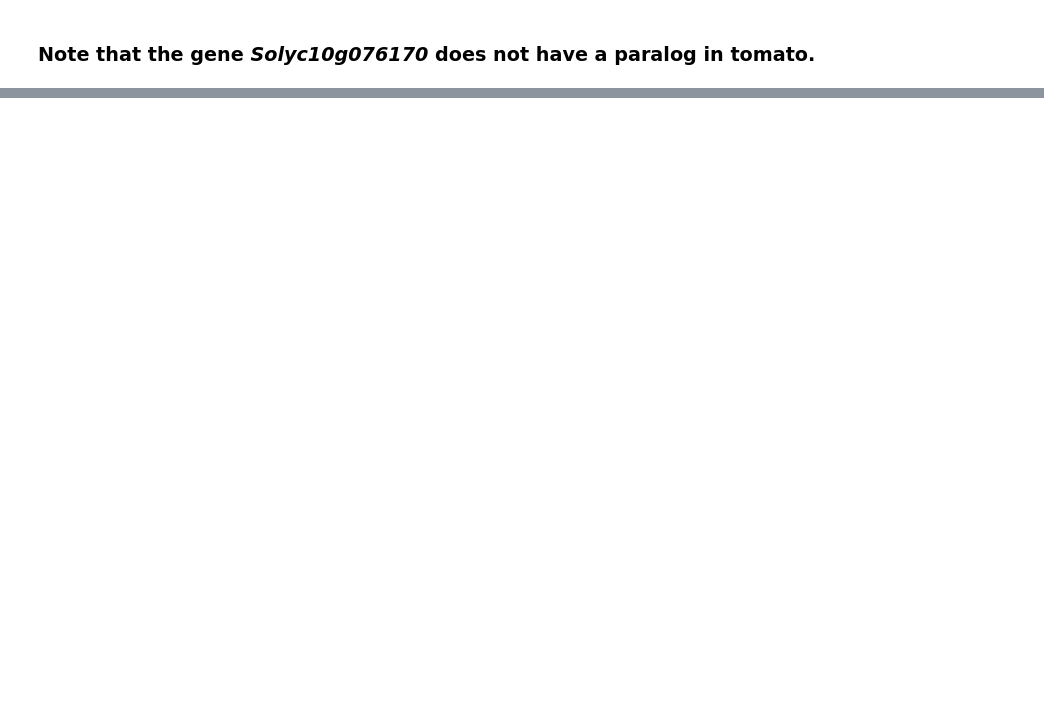
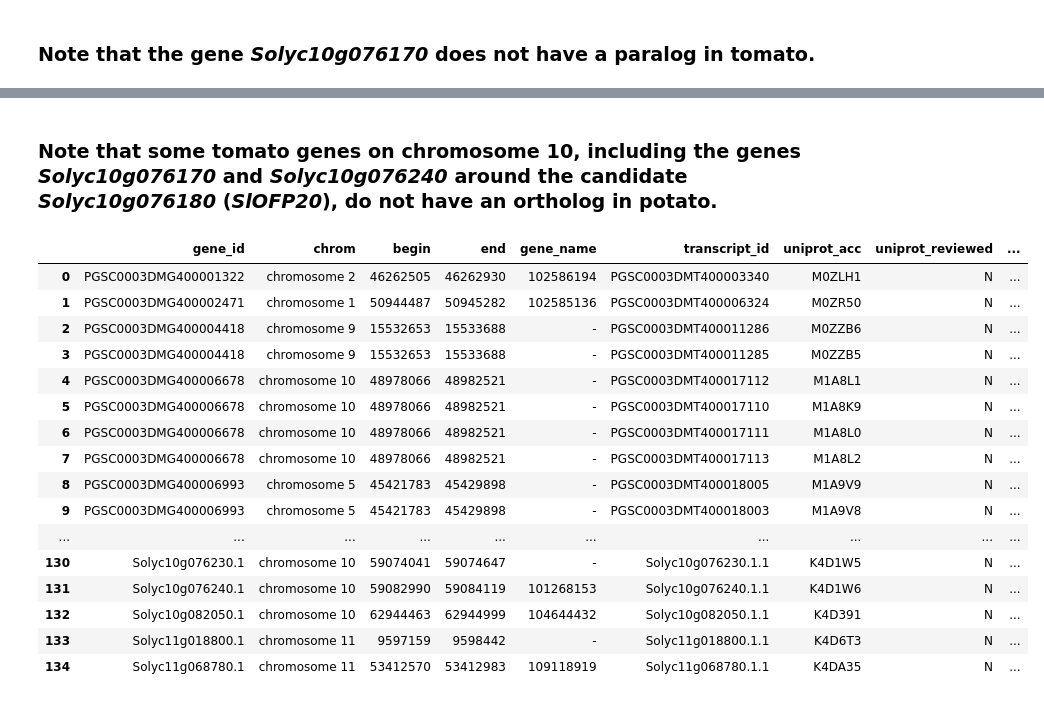
Before and after one commit to candYgene/notebooks, a Jupyter notebook: jupyter/QTL_fruitshape_orthologs.ipynb, the cells around one changed output, grey strips where cells are left out. Drawn from its saved outputs; the diff is of its cells as text; code cells hidden in the pictures; blank space fills up the shorter version.

```diff
--- a/jupyter/QTL_fruitshape_orthologs.ipynb
+++ b/jupyter/QTL_fruitshape_orthologs.ipynb
@@ -421,0 +161,6 @@ display(ortholog_paralog_genesT_for_interval.set_index(index)[["path", "ortholog
+# %%
+# create a new dataframe with all genes in the interval including their paralogs
+genes = paralogs[['para_id', 'para_chrom', 'para_begin', 'para_end']]\
+        .query('para_id.notnull()')\
+        .rename(columns=dict(para_id='gene_id', para_chrom='chrom', para_begin='begin', para_end='end'))
+genes = genes.append(paralogs[['gene_id', 'chrom', 'begin', 'end']]).drop_duplicates()
@@ -421,0 +264,52 @@ display(ortholog_paralog_genesT_for_interval.set_index(index)[["path", "ortholog
+# %% [markdown]
+### Note that some tomato genes on chromosome 10, including the genes _Solyc10g076170_ and _Solyc10g076240_ around the candidate  _Solyc10g076180_ (_SlOFP20_),   do not have an ortholog in potato.
+# %%
+# append potato orthologs to the tomato gene set (dataframe)
+genes = genes.append(orthologs[['ortho_id', 'ortho_chrom', 'ortho_begin', 'ortho_end']]\
+                     .query('ortho_id.notnull()')\
+                     .rename(columns=dict(ortho_id='gene_id', ortho_chrom='chrom', ortho_begin='begin', ortho_end='end')))
+# %%
+# for each gene retrieve annotations from SGN, Ensembl Plants and UniProt/GOA
+rows = []
+for index, g in genes.iterrows():
+    try:
+        with requests.get(base_url + '/getGeneAnnotations',
+                          params={'geneid': "'%s'" % g['gene_id']},
+                          headers=headers) as req:
+            df = pd.read_csv(io.StringIO(req.text))
+            if df.size == 0:
+                rows.append([g['gene_id'], g['chrom'], g['begin'], g['end'],
+                             None, None, None, None, None, None, None]) # if additional annotations not found
+                continue
+            for index, h in df.iterrows():
+                rows.append([g['gene_id'], g['chrom'], g['begin'], g['end'],
+                             h['gene_name'], h['transcript_id'], h['uniprot_acc'], h['uniprot_reviewed'],
+                             h['uniprot_des'], h['uniprot_goa'], h['sgn_des']])
+    except:
+        print('Failed to connect to the Web API!')
+        break
+# %%
+cols = ['gene_id', 'chrom', 'begin', 'end', 'gene_name', 'transcript_id', 'uniprot_acc', 'uniprot_reviewed', 'uniprot_des', 'uniprot_goa', 'sgn_des']
+genes_annot = pd.DataFrame(rows, columns=cols)
+genes_annot['gene_name'] = genes_annot['gene_name'].replace([None], ['-'])
+genes_annot['uniprot_reviewed'] = genes_annot['uniprot_reviewed'].replace([0,1], ['N','Y'])
+# %%
+display(genes_annot.sort_values(['gene_id', 'chrom', 'begin']).reset_index(drop=True))
+# %% [output]
+|  | gene_id | chrom | begin | end | gene_name | transcript_id | uniprot_acc | uniprot_reviewed | ... |
+| 0 | PGSC0003DMG400001322 | chromosome 2 | 46262505 | 46262930 | 102586194 | PGSC0003DMT400003340 | M0ZLH1 | N | ... |
+| 1 | PGSC0003DMG400002471 | chromosome 1 | 50944487 | 50945282 | 102585136 | PGSC0003DMT400006324 | M0ZR50 | N | ... |
+| 2 | PGSC0003DMG400004418 | chromosome 9 | 15532653 | 15533688 | - | PGSC0003DMT400011286 | M0ZZB6 | N | ... |
+| 3 | PGSC0003DMG400004418 | chromosome 9 | 15532653 | 15533688 | - | PGSC0003DMT400011285 | M0ZZB5 | N | ... |
+| 4 | PGSC0003DMG400006678 | chromosome 10 | 48978066 | 48982521 | - | PGSC0003DMT400017112 | M1A8L1 | N | ... |
+| 5 | PGSC0003DMG400006678 | chromosome 10 | 48978066 | 48982521 | - | PGSC0003DMT400017110 | M1A8K9 | N | ... |
+| 6 | PGSC0003DMG400006678 | chromosome 10 | 48978066 | 48982521 | - | PGSC0003DMT400017111 | M1A8L0 | N | ... |
+| 7 | PGSC0003DMG400006678 | chromosome 10 | 48978066 | 48982521 | - | PGSC0003DMT400017113 | M1A8L2 | N | ... |
+| 8 | PGSC0003DMG400006993 | chromosome 5 | 45421783 | 45429898 | - | PGSC0003DMT400018005 | M1A9V9 | N | ... |
+| 9 | PGSC0003DMG400006993 | chromosome 5 | 45421783 | 45429898 | - | PGSC0003DMT400018003 | M1A9V8 | N | ... |
+| ... | ... | ... | ... | ... | ... | ... | ... | ... | ... |
+| 130 | Solyc10g076230.1 | chromosome 10 | 59074041 | 59074647 | - | Solyc10g076230.1.1 | K4D1W5 | N | ... |
+| 131 | Solyc10g076240.1 | chromosome 10 | 59082990 | 59084119 | 101268153 | Solyc10g076240.1.1 | K4D1W6 | N | ... |
+| 132 | Solyc10g082050.1 | chromosome 10 | 62944463 | 62944999 | 104644432 | Solyc10g082050.1.1 | K4D391 | N | ... |
+| 133 | Solyc11g018800.1 | chromosome 11 | 9597159 | 9598442 | - | Solyc11g018800.1.1 | K4D6T3 | N | ... |
+| 134 | Solyc11g068780.1 | chromosome 11 | 53412570 | 53412983 | 109118919 | Solyc11g068780.1.1 | K4DA35 | N | ... |
```
Also changed, not shown: parts of 56 cells of this notebook.
